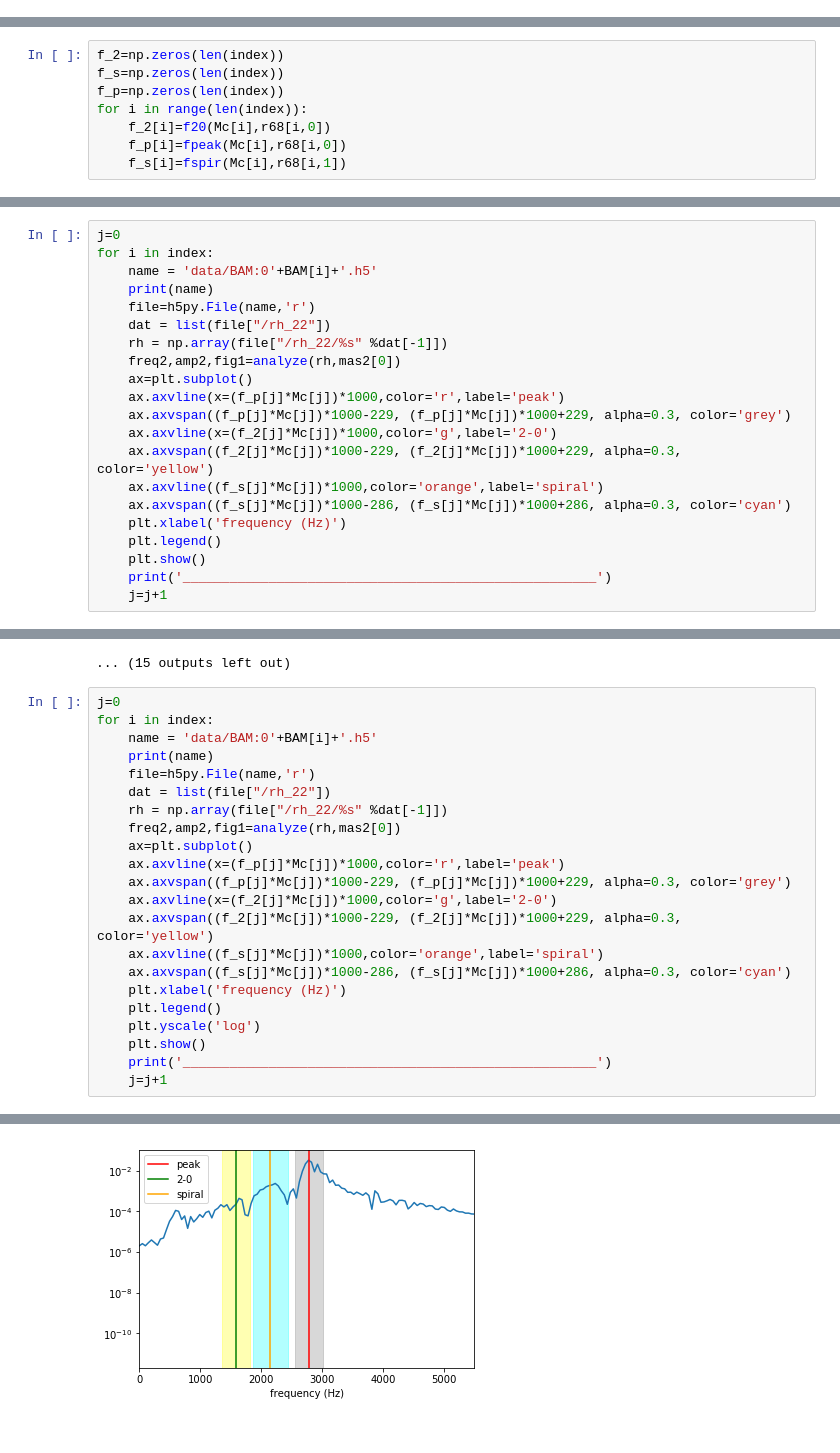
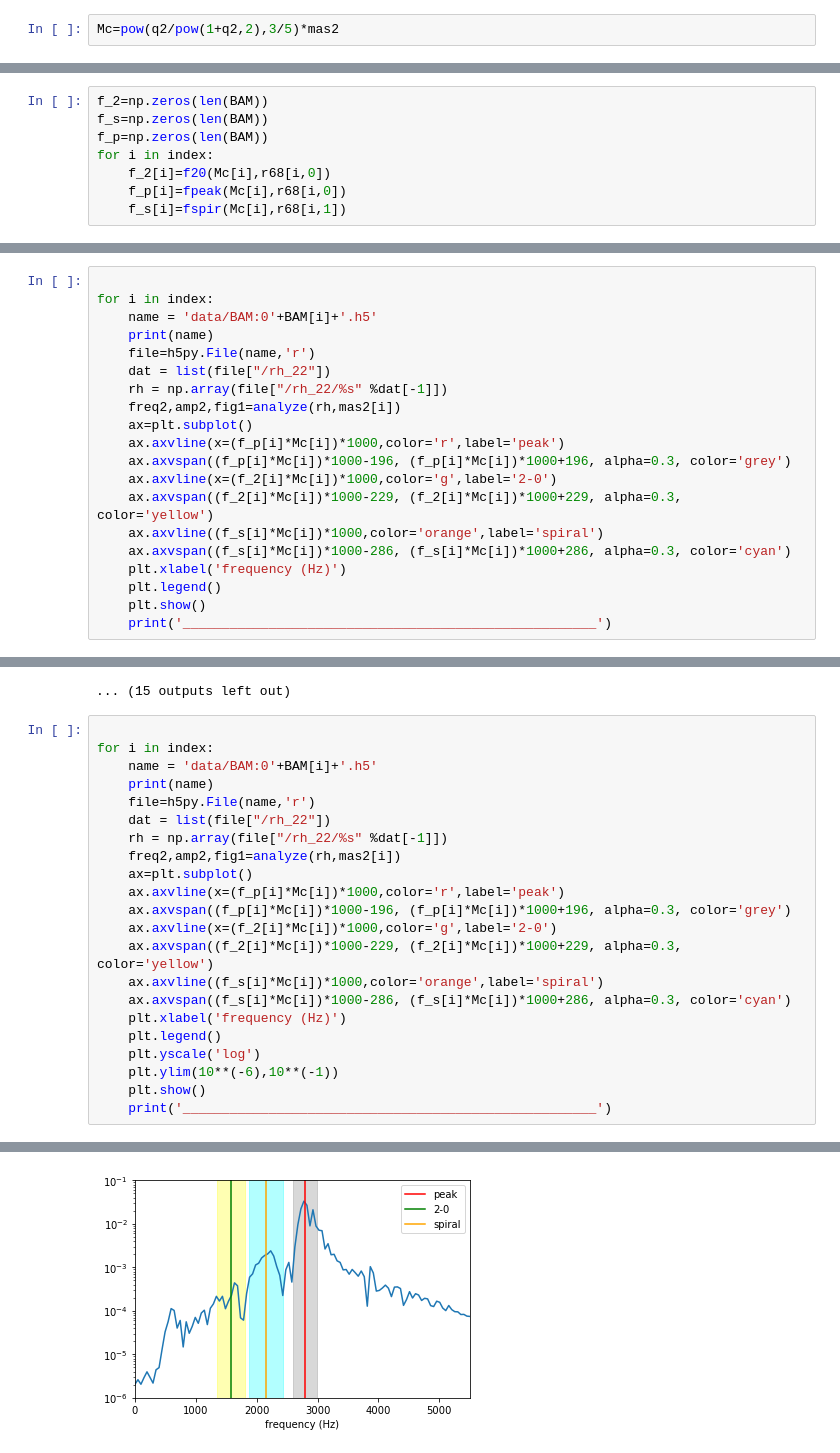
Before and after one commit to johnkou97/postmerger_frequencies, a Jupyter notebook: Plots.ipynb, the cells around one changed output, grey strips where cells are left out. Cells and saved outputs as stored; diff of their text form.

```diff
--- a/Plots.ipynb
+++ b/Plots.ipynb
@@ -134,3 +141,5 @@ for i in index:
+# %%
+Mc=pow(q2/pow(1+q2,2),3/5)*mas2
 # %% [markdown]
 Find the radius for solar masses 1.6 and 1.8 for different EOS
 # %%
@@ -244,8 +250,8 @@ Calculate the different frequencies
 # %%
-f_2=np.zeros(len(index))
-f_s=np.zeros(len(index))
-f_p=np.zeros(len(index))
-for i in range(len(index)):
+f_2=np.zeros(len(BAM))
+f_s=np.zeros(len(BAM))
+f_p=np.zeros(len(BAM))
+for i in index:
     f_2[i]=f20(Mc[i],r68[i,0])
     f_p[i]=fpeak(Mc[i],r68[i,0])
     f_s[i]=fspir(Mc[i],r68[i,1])
@@ -254,24 +260,23 @@ Do the analysis and produce the plots
 # %%
-j=0
+
 for i in index:
     name = 'data/BAM:0'+BAM[i]+'.h5'
     print(name)
     file=h5py.File(name,'r')
     dat = list(file["/rh_22"])
     rh = np.array(file["/rh_22/%s" %dat[-1]])
-    freq2,amp2,fig1=analyze(rh,mas2[0])
+    freq2,amp2,fig1=analyze(rh,mas2[i])
     ax=plt.subplot()
-    ax.axvline(x=(f_p[j]*Mc[j])*1000,color='r',label='peak')
-    ax.axvspan((f_p[j]*Mc[j])*1000-229, (f_p[j]*Mc[j])*1000+229, alpha=0.3, color='grey')
-    ax.axvline(x=(f_2[j]*Mc[j])*1000,color='g',label='2-0')
-    ax.axvspan((f_2[j]*Mc[j])*1000-229, (f_2[j]*Mc[j])*1000+229, alpha=0.3, color='yellow')
-    ax.axvline((f_s[j]*Mc[j])*1000,color='orange',label='spiral')
-    ax.axvspan((f_s[j]*Mc[j])*1000-286, (f_s[j]*Mc[j])*1000+286, alpha=0.3, color='cyan')
+    ax.axvline(x=(f_p[i]*Mc[i])*1000,color='r',label='peak')
+    ax.axvspan((f_p[i]*Mc[i])*1000-196, (f_p[i]*Mc[i])*1000+196, alpha=0.3, color='grey')
+    ax.axvline(x=(f_2[i]*Mc[i])*1000,color='g',label='2-0')
+    ax.axvspan((f_2[i]*Mc[i])*1000-229, (f_2[i]*Mc[i])*1000+229, alpha=0.3, color='yellow')
+    ax.axvline((f_s[i]*Mc[i])*1000,color='orange',label='spiral')
+    ax.axvspan((f_s[i]*Mc[i])*1000-286, (f_s[i]*Mc[i])*1000+286, alpha=0.3, color='cyan')
     plt.xlabel('frequency (Hz)')
     plt.legend()
     plt.show()
     print('_____________________________________________________')
-    j=j+1
 # %% [output]
 data/BAM:0002.h5
 [figure]
@@ -292,26 +297,26 @@ data/BAM:0036.h5
 [figure]
 ... (15 outputs left out)
 # %%
-j=0
+
 for i in index:
     name = 'data/BAM:0'+BAM[i]+'.h5'
     print(name)
     file=h5py.File(name,'r')
     dat = list(file["/rh_22"])
     rh = np.array(file["/rh_22/%s" %dat[-1]])
-    freq2,amp2,fig1=analyze(rh,mas2[0])
+    freq2,amp2,fig1=analyze(rh,mas2[i])
     ax=plt.subplot()
-    ax.axvline(x=(f_p[j]*Mc[j])*1000,color='r',label='peak')
-    ax.axvspan((f_p[j]*Mc[j])*1000-229, (f_p[j]*Mc[j])*1000+229, alpha=0.3, color='grey')
-    ax.axvline(x=(f_2[j]*Mc[j])*1000,color='g',label='2-0')
-    ax.axvspan((f_2[j]*Mc[j])*1000-229, (f_2[j]*Mc[j])*1000+229, alpha=0.3, color='yellow')
-    ax.axvline((f_s[j]*Mc[j])*1000,color='orange',label='spiral')
-    ax.axvspan((f_s[j]*Mc[j])*1000-286, (f_s[j]*Mc[j])*1000+286, alpha=0.3, color='cyan')
+    ax.axvline(x=(f_p[i]*Mc[i])*1000,color='r',label='peak')
+    ax.axvspan((f_p[i]*Mc[i])*1000-196, (f_p[i]*Mc[i])*1000+196, alpha=0.3, color='grey')
+    ax.axvline(x=(f_2[i]*Mc[i])*1000,color='g',label='2-0')
+    ax.axvspan((f_2[i]*Mc[i])*1000-229, (f_2[i]*Mc[i])*1000+229, alpha=0.3, color='yellow')
+    ax.axvline((f_s[i]*Mc[i])*1000,color='orange',label='spiral')
+    ax.axvspan((f_s[i]*Mc[i])*1000-286, (f_s[i]*Mc[i])*1000+286, alpha=0.3, color='cyan')
     plt.xlabel('frequency (Hz)')
     plt.legend()
     plt.yscale('log')
+    plt.ylim(10**(-6),10**(-1))
     plt.show()
     print('_____________________________________________________')
-    j=j+1
 # %% [output]
 data/BAM:0002.h5
@@ -322,5 +327,5 @@ data/BAM:0003.h5
 _____________________________________________________
 data/BAM:0004.h5
-[figure, old version]
+[figure, new version]
 _____________________________________________________
 data/BAM:0022.h5
```
Also changed, not shown: parts of 17 cells of this notebook.
